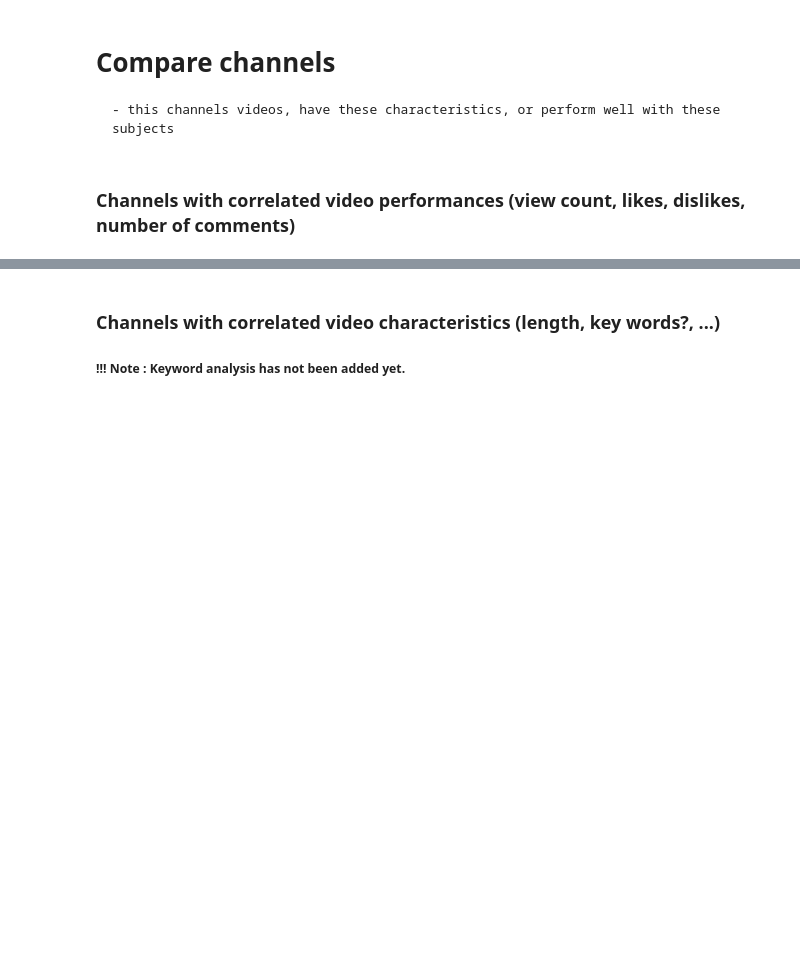
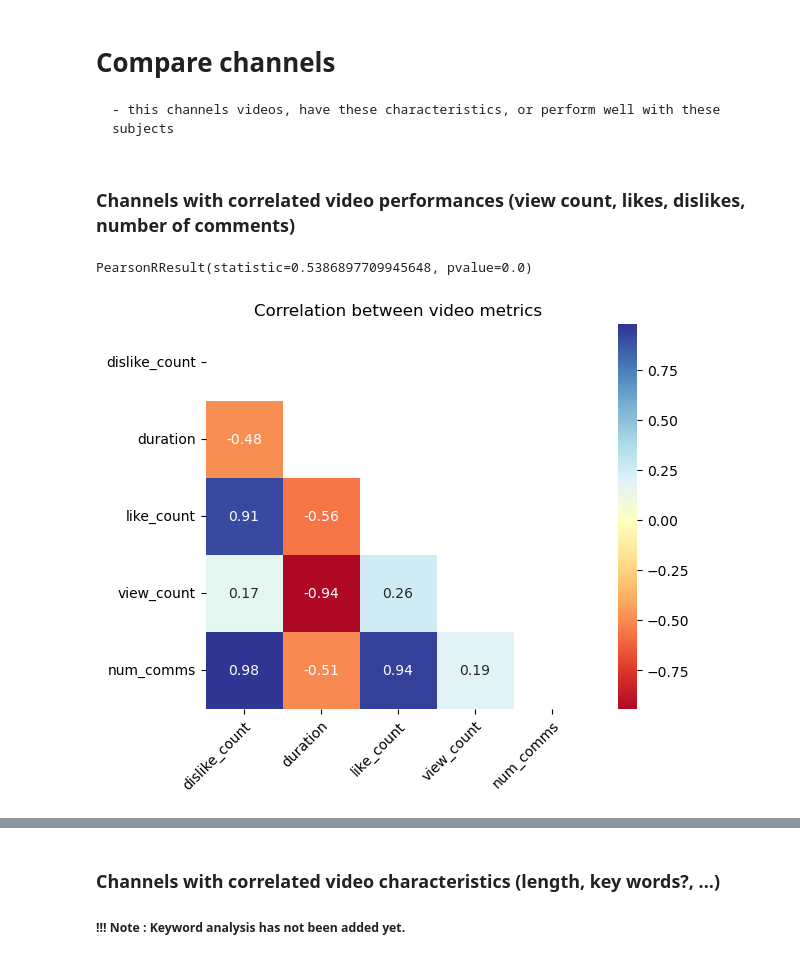
Before and after one commit to epfl-ada/ada-2024-project-lil0mohammadali, a Jupyter notebook: analysis.ipynb, the cells around one changed output, grey strips where cells are left out. Cells and saved outputs as stored; diff of their text form; code cells hidden in the pictures; blank space fills up the shorter version.

Commit message:
Commented and updated functions.

```diff
--- a/analysis.ipynb
+++ b/analysis.ipynb
@@ -21,7 +39,7 @@ filtered_df_timeseries = filtered_df_timeseries.rename({'channel':'channel_id'})
 # %%
 #filter by date
-min_date = pl.datetime(2017,1,1)
-max_date = pl.datetime(2018,1,1)
+min_date = pl.datetime(2018,1,1)
+max_date = pl.datetime(2019,1,1)
 
 filtered_df_timeseries = filtered_df_timeseries.with_columns(pl.col('datetime').str.to_datetime())
 filtered_df_vid = filtered_df_vid.with_columns(pl.col('upload_date').str.to_datetime())
@@ -34,6 +52,8 @@ filtered_num_comments = num_comments.filter(pl.col('display_id').is_in(filtered_
 #create dictionnary to more easily navigate between channel name and channel id
 channel_dict = dict(df_ch[['name_cc','channel']].iter_rows())
 inv_channel_dict = {v: k for k, v in channel_dict.items()}
+# %%
+filtered_df_vid = filtered_df_vid.join(filtered_num_comments, on='display_id')
 # %% [markdown]
 # Identify holes in the data
     - channels that don’t report for specific events
@@ -85,0 +126,8 @@ corrolated_channels
+# %%
+stats.pearsonr(df['like_count'].drop_nulls(), df['dislike_count'].drop_nulls())
+# %% [output]
+PearsonRResult(statistic=0.5386897709945648, pvalue=0.0)
+# %%
+df = filtered_df_vid[['dislike_count','duration','like_count','view_count','num_comms']].drop_nulls()
+# %%
+df_standardized = stats.zscore(pd.DataFrame(df), axis=1)
@@ -85,0 +141,21 @@ corrolated_channels
+# %%
+import seaborn as sns
+
+cov = df_standardized.corr()
+metrics = df.columns
+mask = np.triu(np.ones_like(cov, dtype=bool))
+
+plt.figure(figsize=(7, 5))
+fig = sns.heatmap(cov, mask=mask, center=0, annot=True,
+            fmt='.2f', square=True, cmap='RdYlBu')
+
+fig.set_xticks(np.arange(len(metrics)) + 1/2, labels=metrics)
+fig.set_yticks(np.arange(len(metrics))+ 1/2, labels=metrics)
+
+plt.setp(fig.get_xticklabels(), rotation=45, ha="right",rotation_mode="anchor")
+plt.setp(fig.get_yticklabels(), rotation=0, ha="right",rotation_mode="anchor")
+
+plt.title('Correlation between video metrics')
+plt.show()
+# %% [output]
+[figure, added]
```
Also changed, not shown: parts of 25 cells of this notebook, 2 other files.
